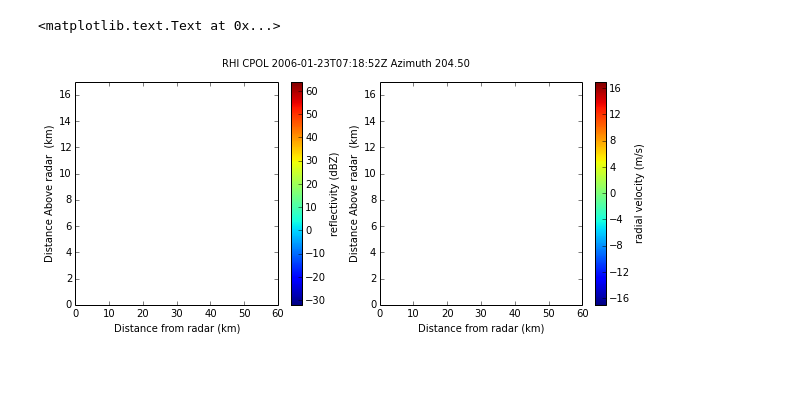
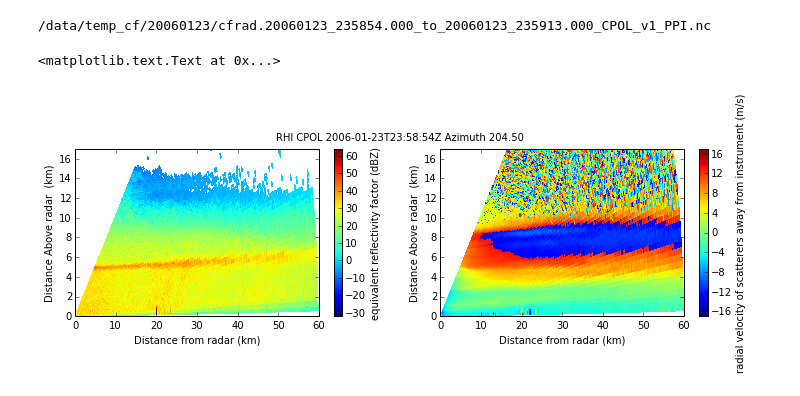
Before and after one commit to scollis/notebooks, a Jupyter notebook: CPOL RHI testing.ipynb, the cells around one changed output. Drawn from its saved outputs; the diff is of its cells as text; code cells hidden in the pictures; blank space fills up the shorter version.

Commit message:
add cpol nb

```diff
--- a/CPOL RHI testing.ipynb
+++ b/CPOL RHI testing.ipynb
@@ -9,32 +25,62 @@ radar = pyart.io.read(filename)
+# %%
+
+temp_output = '/data/temp_cf/'
+nukedir(temp_output)
+in_file = '/data/lassen/Gunn_pt_20060123235843_RHI.lassen'
+rsl_exec = '/Users/scollis/anaconda/bin/any_to_uf'
+radx_exec = '/usr/local/bin/RadxConvert'
+param_file = '/data/cpol_to_cf.params'
+temp_file = '/data/tempuf.uf'
+temp_output = '/data/temp_cf/'
+lassen_to_uf = rsl_exec + ' ' + in_file + ' ' + temp_file
+os.system(lassen_to_uf)
+uf_to_cf = radx_exec + ' -const_ngates -params ' + param_file + ' -outdir '+ temp_output + ' -f ' + temp_file
+os.system(uf_to_cf)
+date_out = os.listdir(temp_output)
+file_out = os.listdir(temp_output + date_out[0])
+filename = temp_output + date_out[0] + '/' + file_out[0]
+print filename
+radar = pyart.io.read(filename)
+radar.elevation['data'] = az
+radar.azimuth['data'] = ele
+masked_str = radar.sweep_mode['data'][1,-1]
+for line_number in range(len(radar.sweep_mode['data'])):
+    for str_loc in range(len(radar.sweep_mode['data'][line_number])):
+        radar.sweep_mode['data'][line_number, str_loc] = masked_str
+    radar.sweep_mode['data'][line_number, 0] = 'r'
+    radar.sweep_mode['data'][line_number, 1] = 'h'
+    radar.sweep_mode['data'][line_number, 2] = 'i'
+# %% [output]
+/data/temp_cf/20060123/cfrad.20060123_235854.000_to_20060123_235913.000_CPOL_v1_PPI.nc
 # %%
 
 
 # read the data and create the display object
 display = pyart.graph.RadarDisplay(radar)
 
 # fields to plot and ranges
-fields_to_plot = ['DZ', 'VR']
+fields_to_plot = ['reflectivity_horizontal', 'mean_doppler_velocity']
 ranges = [(-32, 64), (-17.0, 17.0)]
 
 # plot the data
 nplots = len(fields_to_plot)
-plt.figure(figsize=[5 * nplots, 4])
+plt.figure(figsize=[6 * nplots, 3])
 
 # plot each field
 for plot_num in xrange(nplots):
     field = fields_to_plot[plot_num]
     vmin, vmax = ranges[plot_num]
 
     plt.subplot(1, nplots, plot_num + 1)
     display.plot_rhi(field, 0, vmin=vmin, vmax=vmax, title_flag=False)
     display.set_limits(ylim=[0, 17])
 
 # set the figure title and show
 radar_name = display.radar_name
 time_text = ' ' + display.time_begin.isoformat() + 'Z '
 azimuth = radar.fixed_angle['data'][0]
 title = 'RHI ' + radar_name + time_text + 'Azimuth %.2f' % (azimuth)
 plt.suptitle(title)
 # %% [output]
 <matplotlib.text.Text at 0x...>
-[figure, old version]
+[figure, new version]
```
Also changed, not shown: parts of 6 cells of this notebook.
